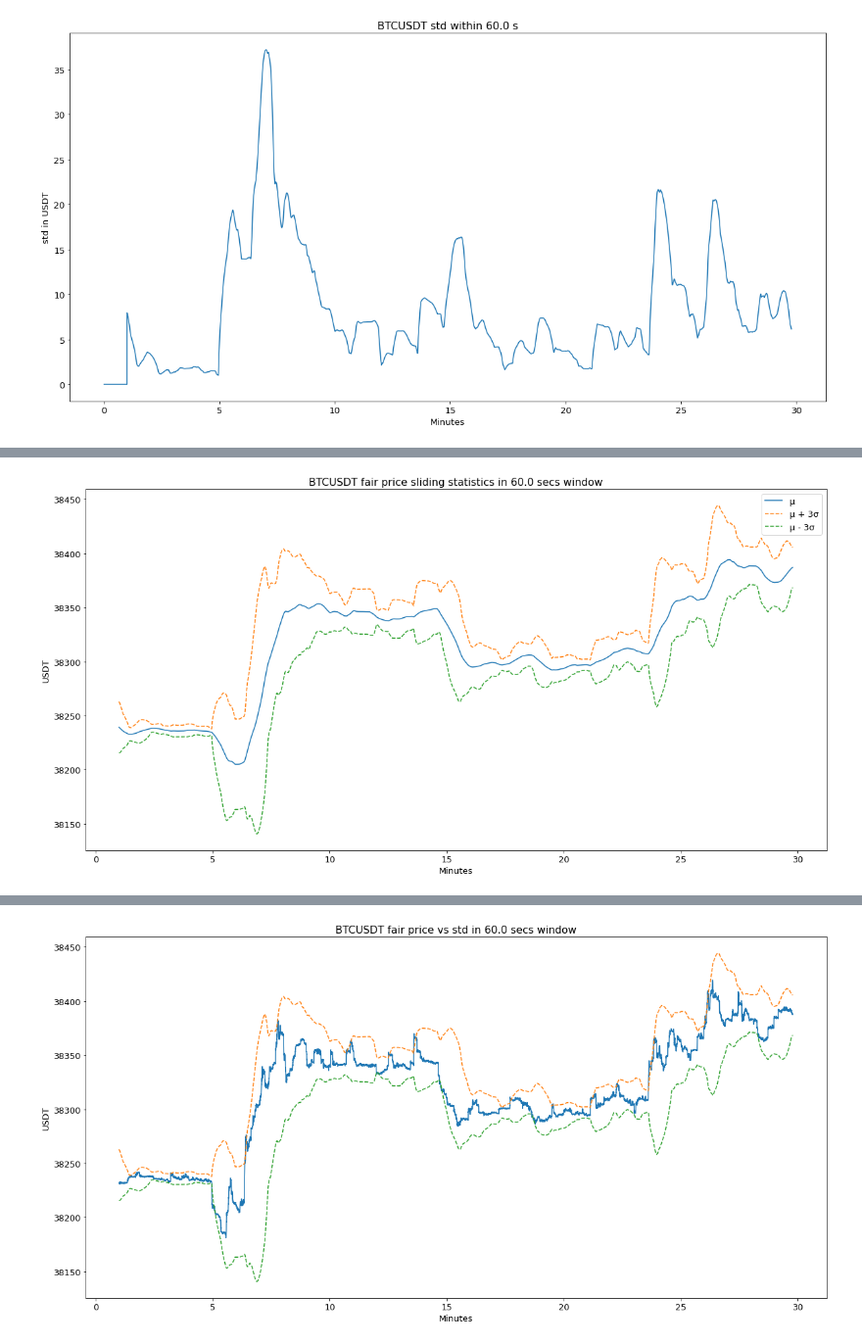
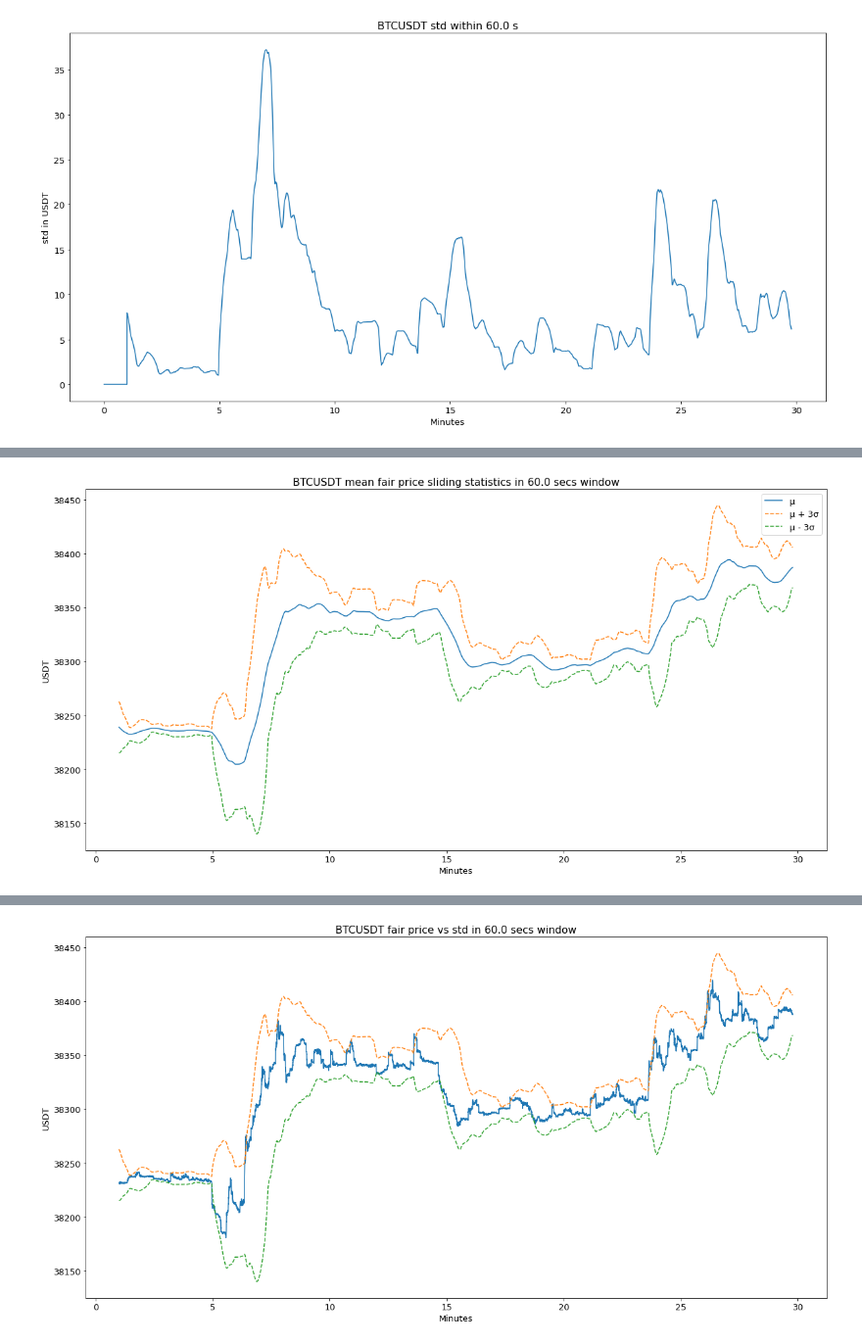
Before and after one commit to vadimpy/hft_assessment, a Jupyter notebook: vol_analyzer/tests.ipynb, the cells around one changed output, grey strips where cells are left out. Shown: that part at 98% size. Cells and saved outputs as stored; diff of their text form; code cells hidden in the pictures.

```diff
--- a/vol_analyzer/tests.ipynb
+++ b/vol_analyzer/tests.ipynb
@@ -50,16 +57,16 @@ assert np.isclose(win_mean[200+WIN_SIZE-1], ob_data.fair_prices[200:200+WIN_SIZE
 # %%
 fig, ax = plt.subplots(figsize=(20, 10))
 
 ax.set_xlabel('Minutes')
 ax.set_ylabel('USDT')
-ax.set_title(f'BTCUSDT fair price sliding statistics in {WIN_SIZE / 10} secs window')
+ax.set_title(f'BTCUSDT mean fair price sliding statistics in {WIN_SIZE / 10} secs window')
 
 ax.plot(timeline[WIN_SIZE:], win_mean[WIN_SIZE:], label='μ')
 ax.plot(timeline[WIN_SIZE:], win_mean[WIN_SIZE:] + 3 * vol[WIN_SIZE:], '--', label='μ + 3σ')
 ax.plot(timeline[WIN_SIZE:], win_mean[WIN_SIZE:] - 3 * vol[WIN_SIZE:], '--', label='μ - 3σ')
 
 ax.legend()
 
 plt.show()
 # %% [output]
-[figure, old version]
+[figure, new version]
```
Also changed, not shown: parts of 9 cells of this notebook, 1 other file.
